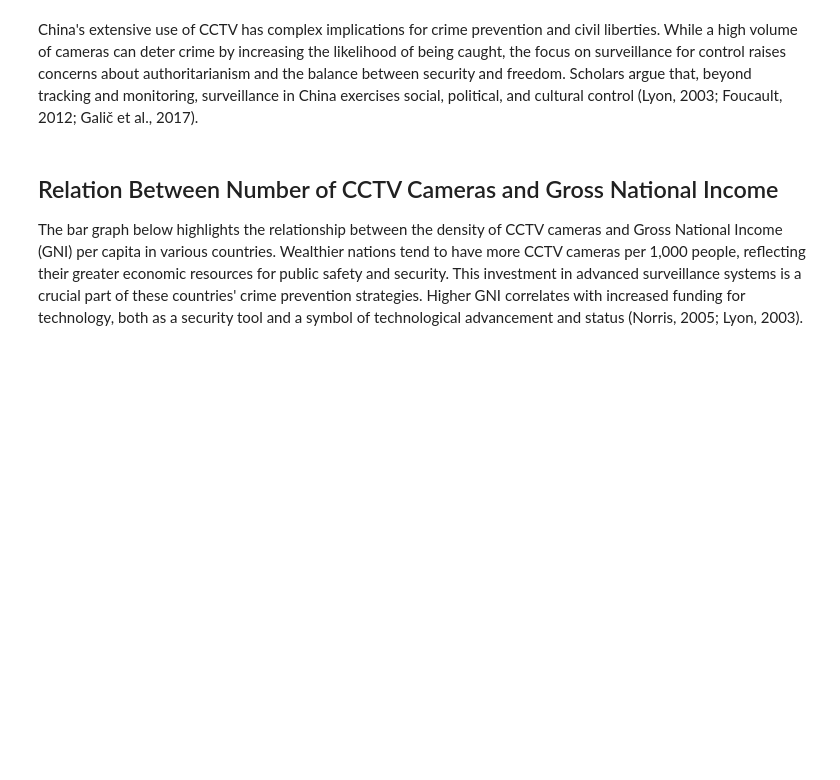
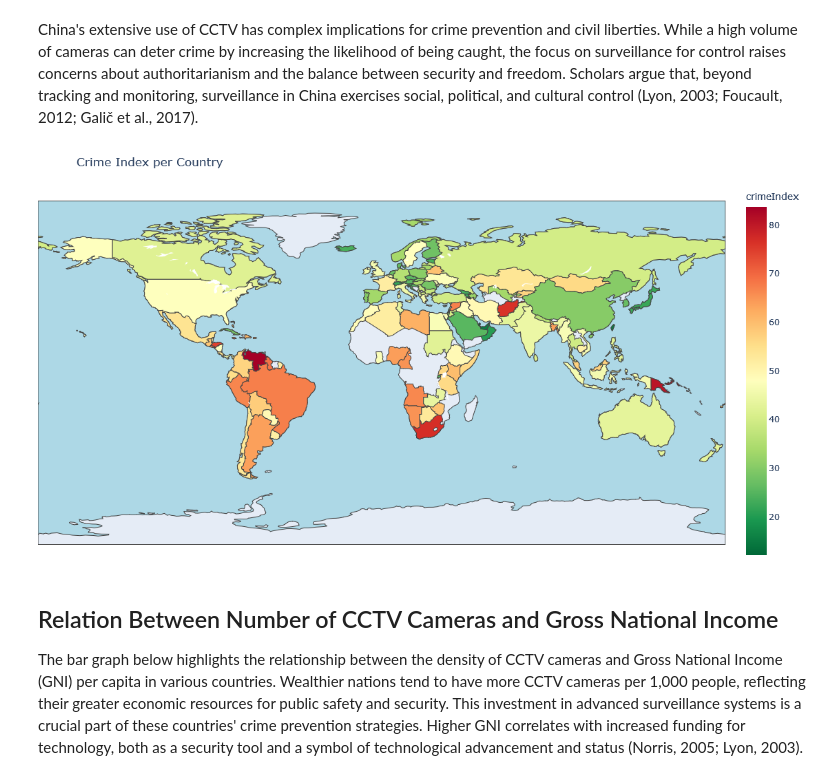
Before and after one commit to dejessias/Surveillance-Crime, a Jupyter notebook: docs/Perspective 1.ipynb, the cells around one changed output. Saved outputs shown, nothing was run; the diff lists cells and outputs as text; code cells hidden in the pictures; blank space fills up the shorter version.

Commit message:
added choropleth

```diff
--- a/docs/Perspective 1.ipynb
+++ b/docs/Perspective 1.ipynb
@@ -105,5 +110,37 @@ fig.show()
 # %% [markdown]
 China's extensive use of CCTV has complex implications for crime prevention and civil liberties. While a high volume of cameras can deter crime by increasing the likelihood of being caught, the focus on surveillance for control raises concerns about authoritarianism and the balance between security and freedom. Scholars argue that, beyond tracking and monitoring, surveillance in China exercises social, political, and cultural control (Lyon, 2003; Foucault, 2012; Galič et al., 2017).
+# %%
+# Create Choropleth
+crime = pd.read_csv("datasets/crime-rate-by-country-2023.csv")
+
+fig = px.choropleth(crime,
+                    locations='country',
+                    locationmode='country names',
+                    color='crimeIndex',
+                    color_continuous_scale='RdYlGn_r',
+                    title='Crime Index per Country')
+
+# Initialize the Dash app
+app = Dash(__name__)
+
+# Define the layout of the app
+app.layout = html.Div([
+    dcc.Graph(id='crime-map', figure=fig)
+])
+
+fig.update_layout(
+    autosize=False,
+    width=1000,   # Adjust the width as needed
+    height=600,   # Adjust the height as needed
+    geo=dict(
+        bgcolor='lightblue'  # Set the sea color to blue
+    ),
+    margin=dict(l=0, r=0, t=50, b=0)  # Adjust margins as needed
+)
+
+fig.show()
+# %% [output]
+[figure, added]
 # %% [markdown]
 ## Relation Between Number of CCTV Cameras and Gross National Income
 
```
Also changed, not shown: parts of 2 cells of this notebook, 13 other files.
